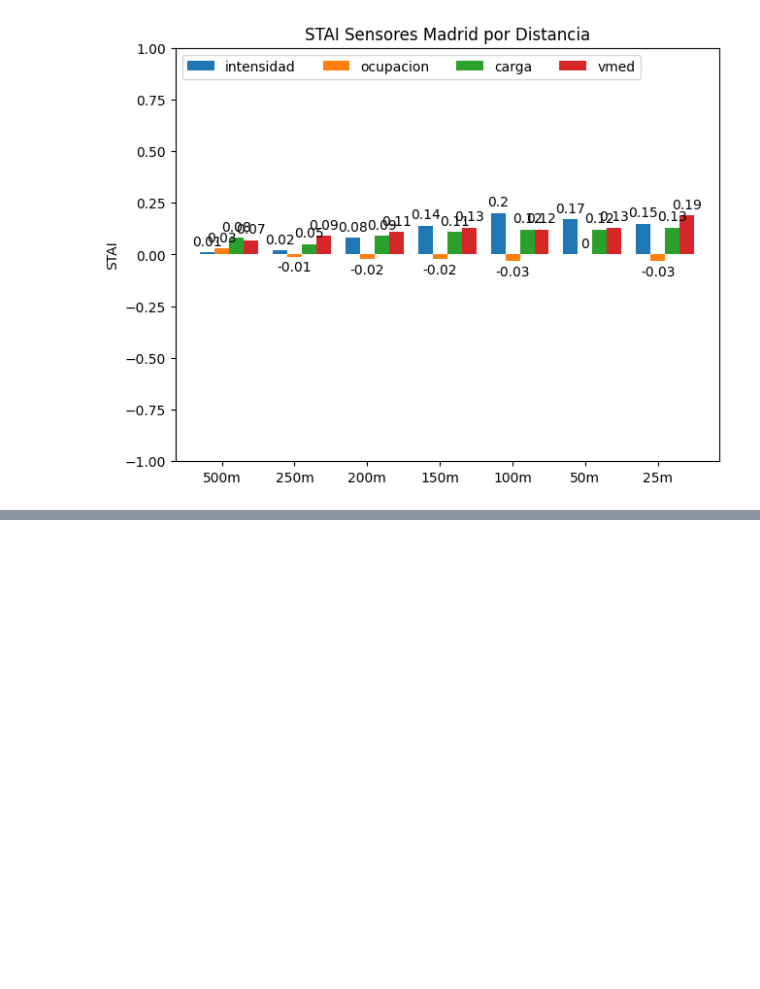
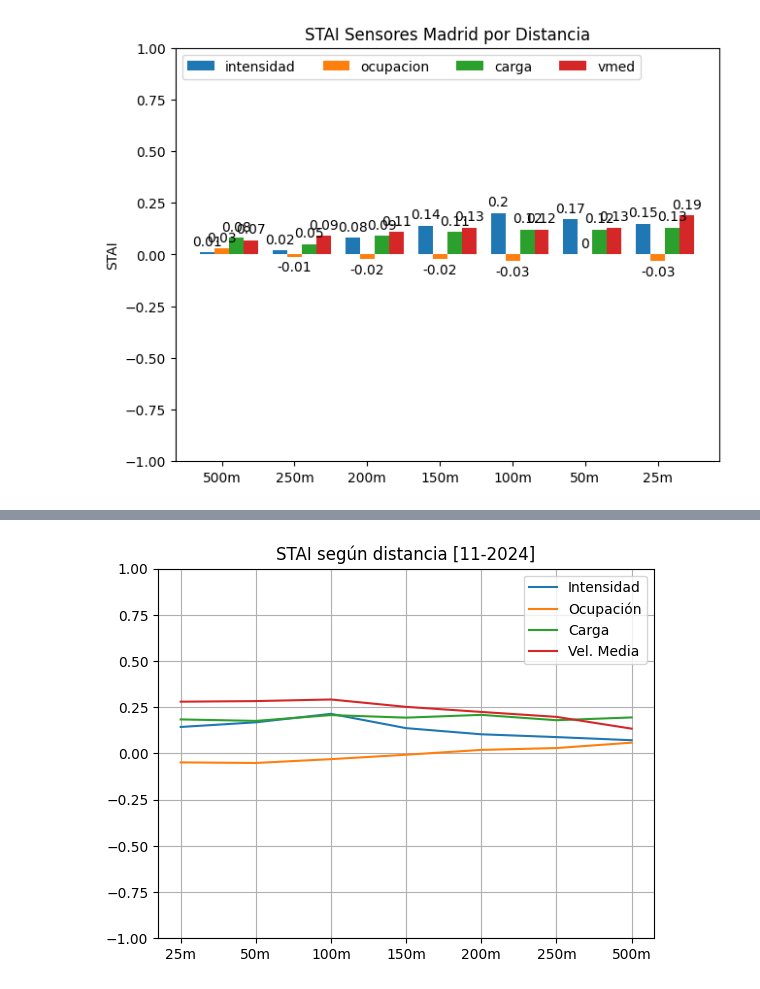
Before and after one commit to cquijadafuentes/jupyter_tesis_parte2, a Jupyter notebook: Graficas.ipynb, the cells around one changed output, grey strips where cells are left out. Saved outputs shown, nothing was run; the diff lists cells and outputs as text; code cells hidden in the pictures; blank space fills up the shorter version.

```diff
--- a/Graficas.ipynb
+++ b/Graficas.ipynb
@@ -216,0 +228,23 @@ graficaSTAI(labels, data, titulo, archivo)
+# %%
+data_int =	[0.1434, 0.1686, 0.2145, 0.1371, 0.1038, 0.0887, 0.0717]
+data_ocu =	[-0.0482, -0.0514, -0.0307, -0.0068, 0.0193, 0.0294, 0.0585]
+data_car =	[0.1843, 0.1763, 0.2078, 0.1939, 0.2090, 0.1800, 0.1950]
+data_vme =	[0.2803, 0.2835, 0.2922, 0.2523, 0.2248, 0.1981, 0.1344]
+x = [1, 2, 3, 4, 5, 6, 7]
+x_label = ["25m", "50m", "100m", "150m", "200m", "250m", "500m"]
+
+plt.plot(x, data_int, label='Intensidad')
+plt.plot(x, data_ocu, label='Ocupación')
+plt.plot(x, data_car, label='Carga')
+plt.plot(x, data_vme, label='Vel. Media')
+plt.xticks(x, x_label)
+plt.title("STAI según distancia [11-2024]")
+plt.savefig('images/stai_11-2024_vecinos_x_distancia.png', bbox_inches='tight')
+plt.grid()
+plt.ylim(-1, 1)
+#plt.yscale('log')
+plt.legend()
+plt.show()
+plt.close()
+# %% [output]
+[figure, added]
```
Also changed, not shown: parts of 1 cell of this notebook, 6 other files.
